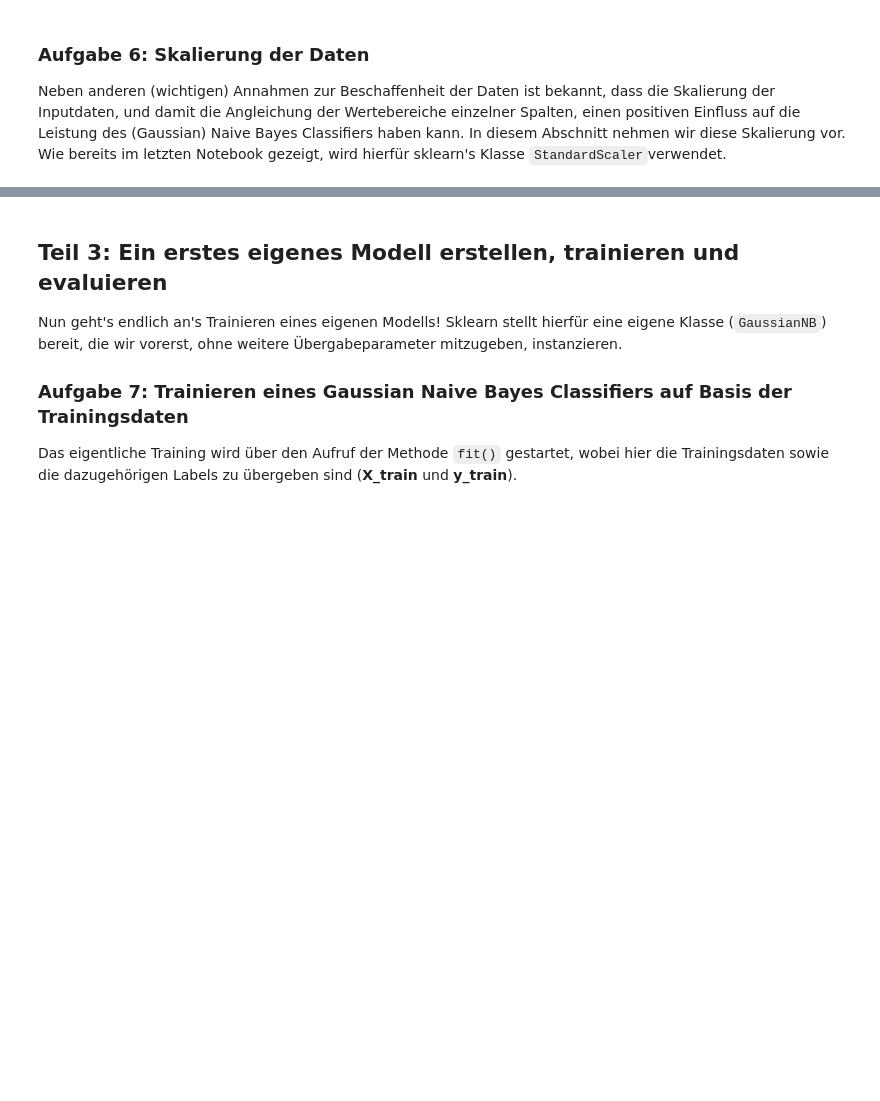
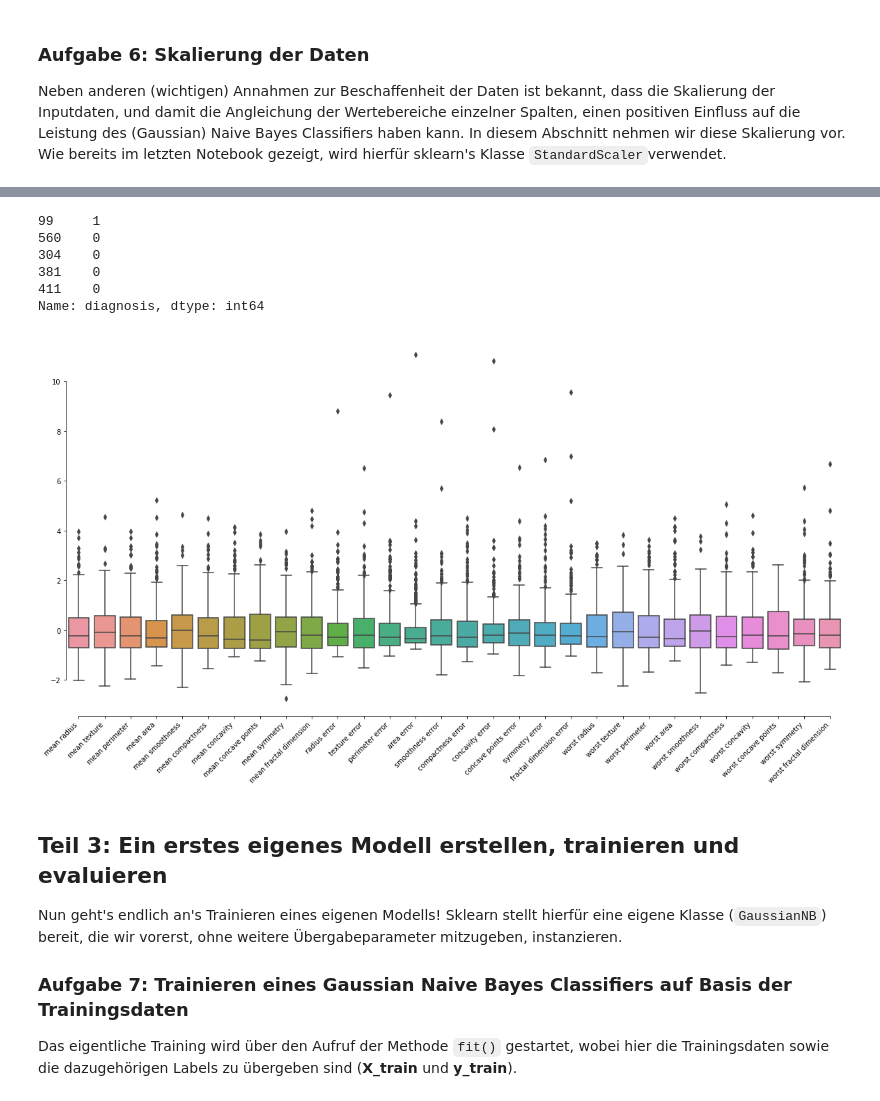
Before and after one commit to mschirl/bc-workshop-data-science, a Jupyter notebook: 03_Introduction_Modeling/03_Task_BreastCancerClassification_template.ipynb, the cells around one changed output, grey strips where cells are left out. Drawn from its saved outputs; the diff is of its cells as text; code cells hidden in the pictures; blank space fills up the shorter version.

```diff
--- a/03_Introduction_Modeling/03_Task_BreastCancerClassification_template.ipynb
+++ b/03_Introduction_Modeling/03_Task_BreastCancerClassification_template.ipynb
@@ -106,3 +241,6 @@ Nach der eingehenden Analyse der Daten kümmern wir uns nun um das Vorbereiten d
 
 ### Aufgabe 4: Extrahieren der Zielvariable
 Zuerst wird der vorliegende DataFrame nun aufgeteilt. Hierzu speichern wir unsere Zielvariable in einer eigenen Variable (typischerweise **y**, engl. **labels**) ab. Anschließend speichern wir die **inputs** für das Modell in der Variable **X**. Diese bestehen entweder nur aus jenen Features, die wir in Aufgabe 3 vorselektiert haben, oder aus allen übrigen Spalten des DataFrames.
+# %%
+y = df['diagnosis']
+X = df.drop(columns=['diagnosis'])
@@ -111,3 +253,5 @@ Zuerst wird der vorliegende DataFrame nun aufgeteilt. Hierzu speichern wir unser
 
 Für die spätere Evaluierung der Modellperformance ist es zwingend erforderlich, einen Teil der Daten beiseite zu legen, und diesen somit nicht während des Modelltrainings zu verwenden.
 Diese Aufgabe übernimmt typischerweise sklearn's Funktion [train_test_split()](https://scikit-learn.org/stable/modules/generated/sklearn.model_selection.train_test_split.html).
+# %%
+X_train, X_test, y_train, y_test = train_test_split(X, y, test_size=0.33, stratify=y, random_state=42)
@@ -118,0 +315,10 @@ In diesem Abschnitt nehmen wir diese Skalierung vor. Wie bereits im letzten Note
+# %%
+sc = StandardScaler()
+# %%
+X_train_sc = pd.DataFrame(sc.fit_transform(X_train.values),
+                          columns=X_train.columns,
+                          index=X_train.index)
+
+X_test_sc = pd.DataFrame(sc.transform(X_test.values),
+                         columns=X_test.columns,
+                         index=X_test.index)
@@ -119,3 +345,24 @@ In diesem Abschnitt nehmen wir diese Skalierung vor. Wie bereits im letzten Note
+# %%
+y_test.head()
+# %% [output]
+99     1
+560    0
+304    0
+381    0
+411    0
+Name: diagnosis, dtype: int64
+# %%
+plt.figure(figsize=(20,10))
+sns.boxplot(data=X_train_sc)
+sns.despine(offset=0, trim=True)
+
+plt.xticks(
+    rotation=45,
+    horizontalalignment='right',
+    fontweight='light'
+);
+# %% [output]
+[figure, added]
 # %% [markdown]
 ## Teil 3: Ein erstes eigenes Modell erstellen, trainieren und evaluieren
 
```
Also changed, not shown: parts of 30 cells of this notebook, 6 other files.
